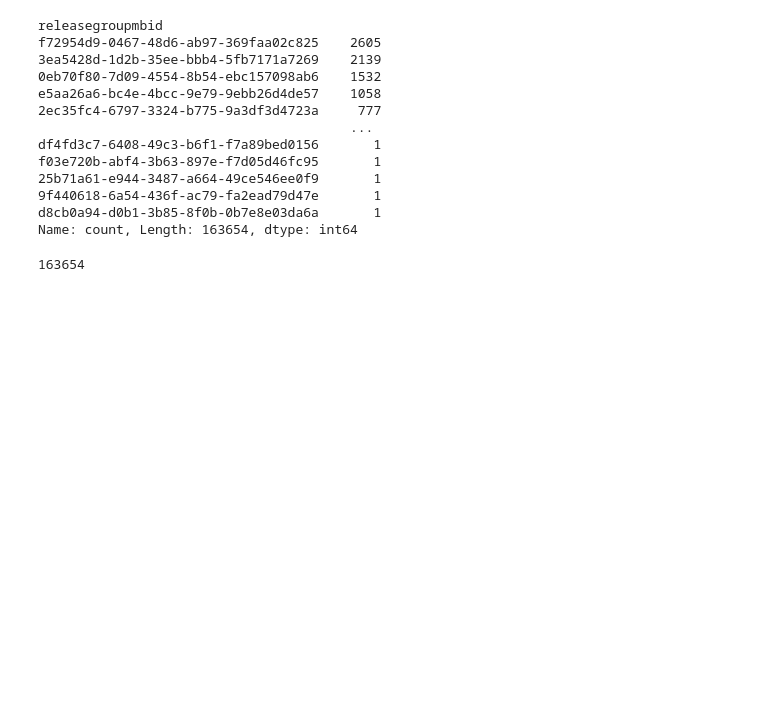
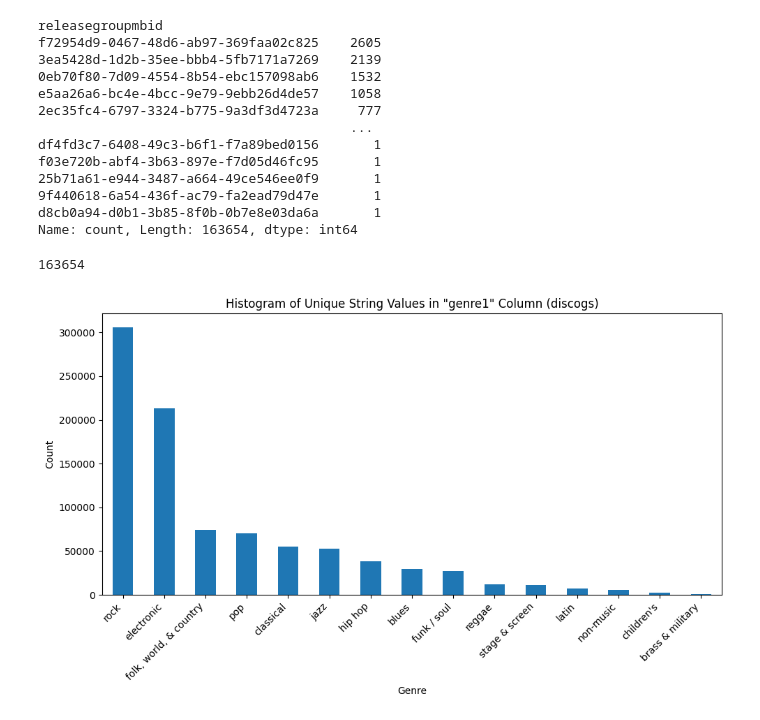
Before and after one commit to lucasmarchd01/Genre_Recognition_Album_Cover, a Jupyter notebook: data_exploration.ipynb, the cells around one changed output. Drawn from its saved outputs; the diff is of its cells as text; code cells hidden in the pictures; blank space fills up the shorter version.

```diff
--- a/data_exploration.ipynb
+++ b/data_exploration.ipynb
@@ -75,3 +75,23 @@ unique_values = release_group.unique().tolist()
 len(unique_values)
 # %% [output]
 163654
+# %%
+filename_discogs = "/Users/lucasmarch/Projects/AcousticBrainz/acousticbrainz-mediaeval-discogs-train.tsv"
+df_discogs = pd.read_csv(filename_discogs, sep="\t")
+# %%
+
+genre1_discogs = df_discogs['genre1']
+
+genre1_counds_discogs = genre1_discogs.value_counts()
+
+# Plot the histogram
+plt.figure(figsize=(10, 6))
+genre1_counds_discogs.plot(kind='bar')
+plt.title('Histogram of Unique String Values in "genre1" Column (discogs)')
+plt.xlabel('Genre')
+plt.ylabel('Count')
+plt.xticks(rotation=45, ha='right')
+plt.tight_layout()
+plt.show()
+# %% [output]
+[figure, added]
```
Also changed, not shown: parts of 2 cells of this notebook.
